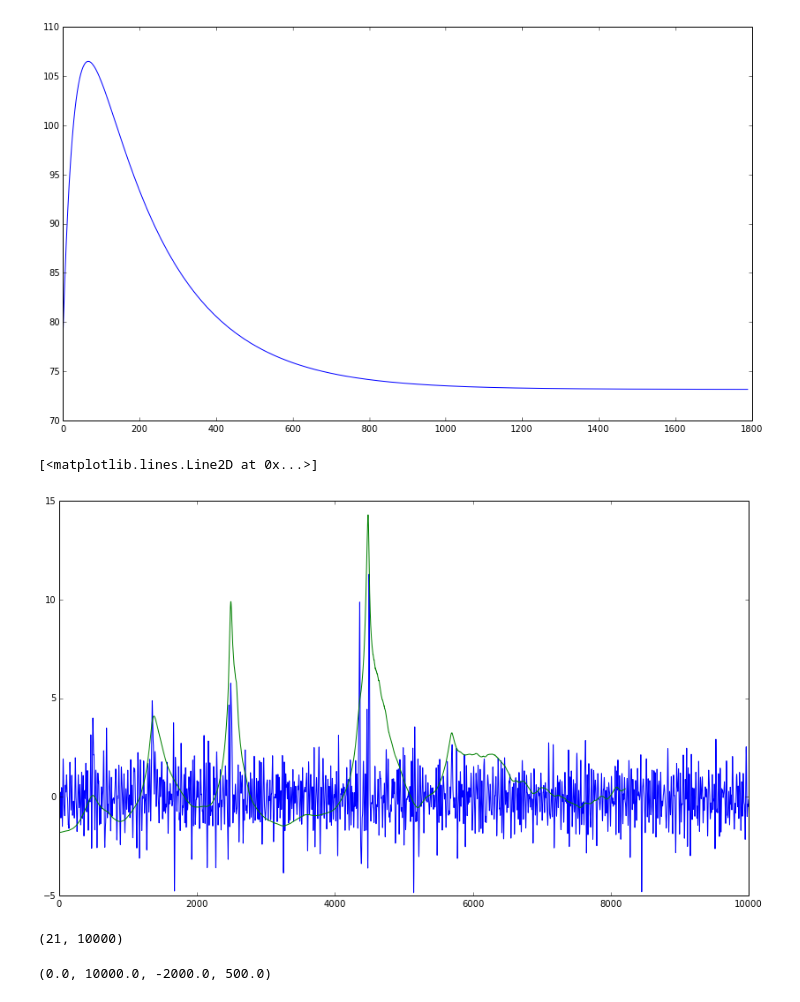
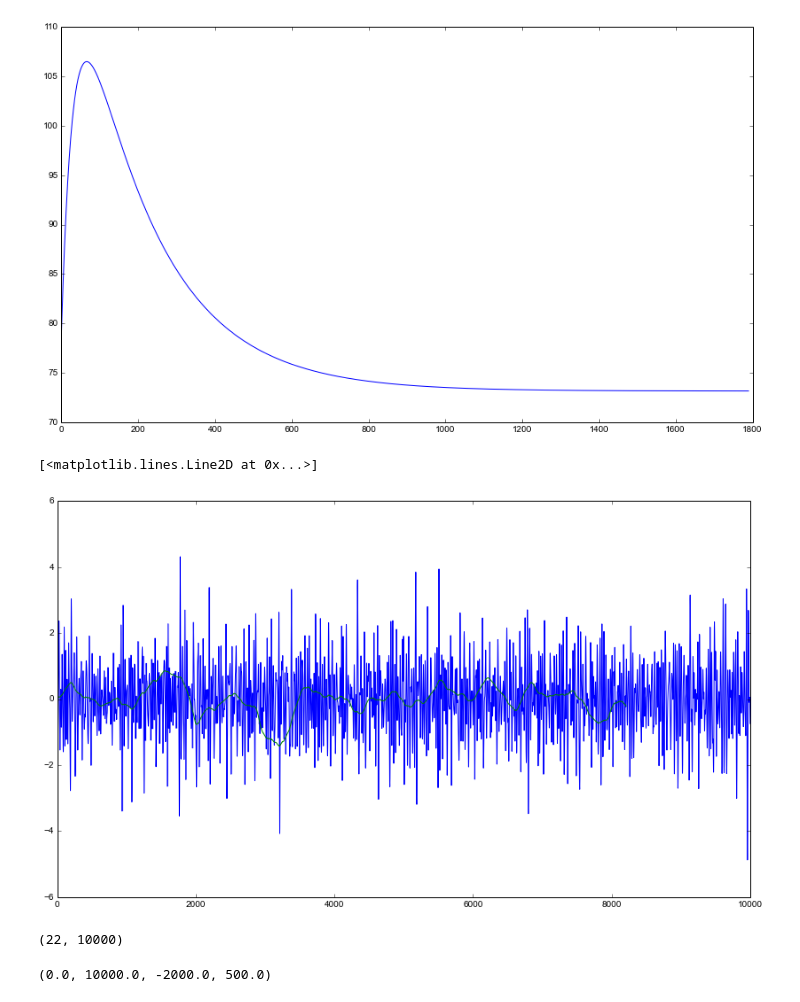
Before and after one commit to shababo/psc-detection-dist, a Jupyter notebook: stimfit/stimfit-evoked.ipynb, the cells around one changed output. Cells and saved outputs as stored; diff of their text form; code cells hidden in the pictures.

Commit message:
plot posterior back

```diff
--- a/stimfit/stimfit-evoked.ipynb
+++ b/stimfit/stimfit-evoked.ipynb
@@ -44,5 +42,5 @@ real-fit-events.mat          stimfit-evoked.ipynb    upward-events.png
 # %%
-sim_data_file = '/media/shababo/Layover/projects/mapping/code/psc-detection/data/evoked-20160102_ExpI-all.mat'
+sim_data_file = '/media/shababo/Layover/projects/mapping/code/psc-detection/data/evoked-20160102_ExpI-all_fix.mat'
 mat_data = scio.loadmat(sim_data_file)
 
 spikes_data_file = '/media/shababo/Layover/projects/mapping/code/psc-detection/data/evoked-spikes-0106.mat'
@@ -70,24 +68,24 @@ plt.plot(template)
 [<matplotlib.lines.Line2D at 0x...>]
 [figure]
 # %%
-trace_ind = 1
+trace_ind = 100
 deconv = stfio.detect_events(mat_data['traces'][trace_ind,],template,.05,mode="deconvolution",lowpass=.4,highpass=.0001)
 crit = stfio.detect_events(mat_data['traces'][trace_ind,],template,.05,mode="criterion")
 %matplotlib inline
 
 fig = plt.figure(figsize=(14,8), dpi=72)
 plt.plot(deconv)
 plt.plot(crit)
 # %% [output]
 [<matplotlib.lines.Line2D at 0x...>]
-[figure, old version]
+[figure, new version]
 # %%
-posterior_ar2_file = '/media/shababo/Layover/projects/mapping/code/psc-detection/data/evoked-20160102_ExpI-neg30-0000-posterior.mat'
+posterior_ar2_file = '/media/shababo/Layover/projects/mapping/code/psc-detection/data/evoked-20160102_ExpI-neg30_fix-posterior.mat'
 posterior_ar2 = scio.loadmat(posterior_ar2_file)
 posterior_ar2 = posterior_ar2['posterior']
 posterior_ar2.shape
 # %% [output]
-(21, 10000)
+(22, 10000)
 # %%
 #sim_data_file = '/media/shababo/Layover/projects/mapping/code/psc-detection/data/evoked_pscs.mat'
 #mat_data = scio.loadmat(sim_data_file)
```
Also changed, not shown: parts of 6 cells of this notebook, 2 other files.
